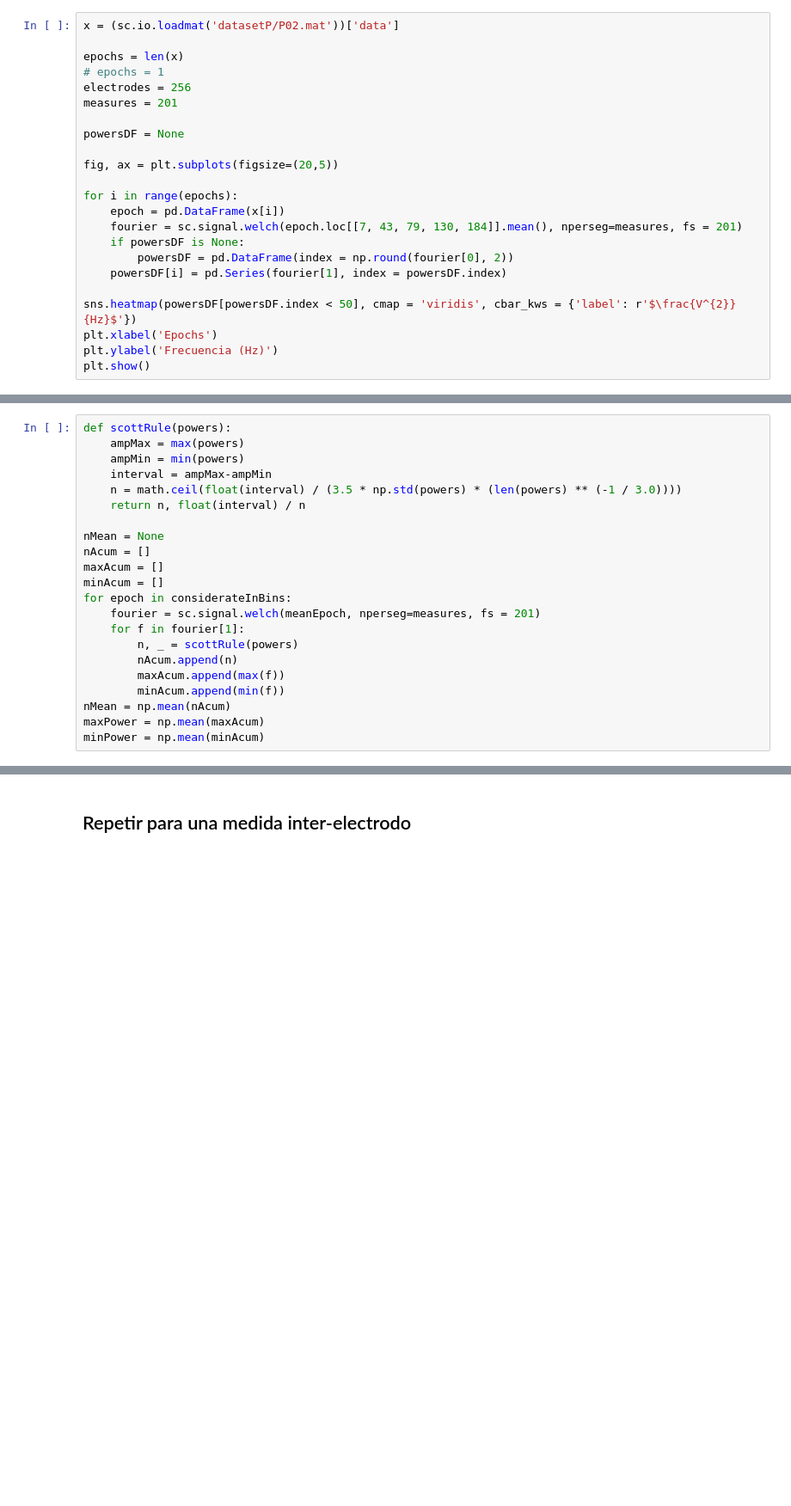
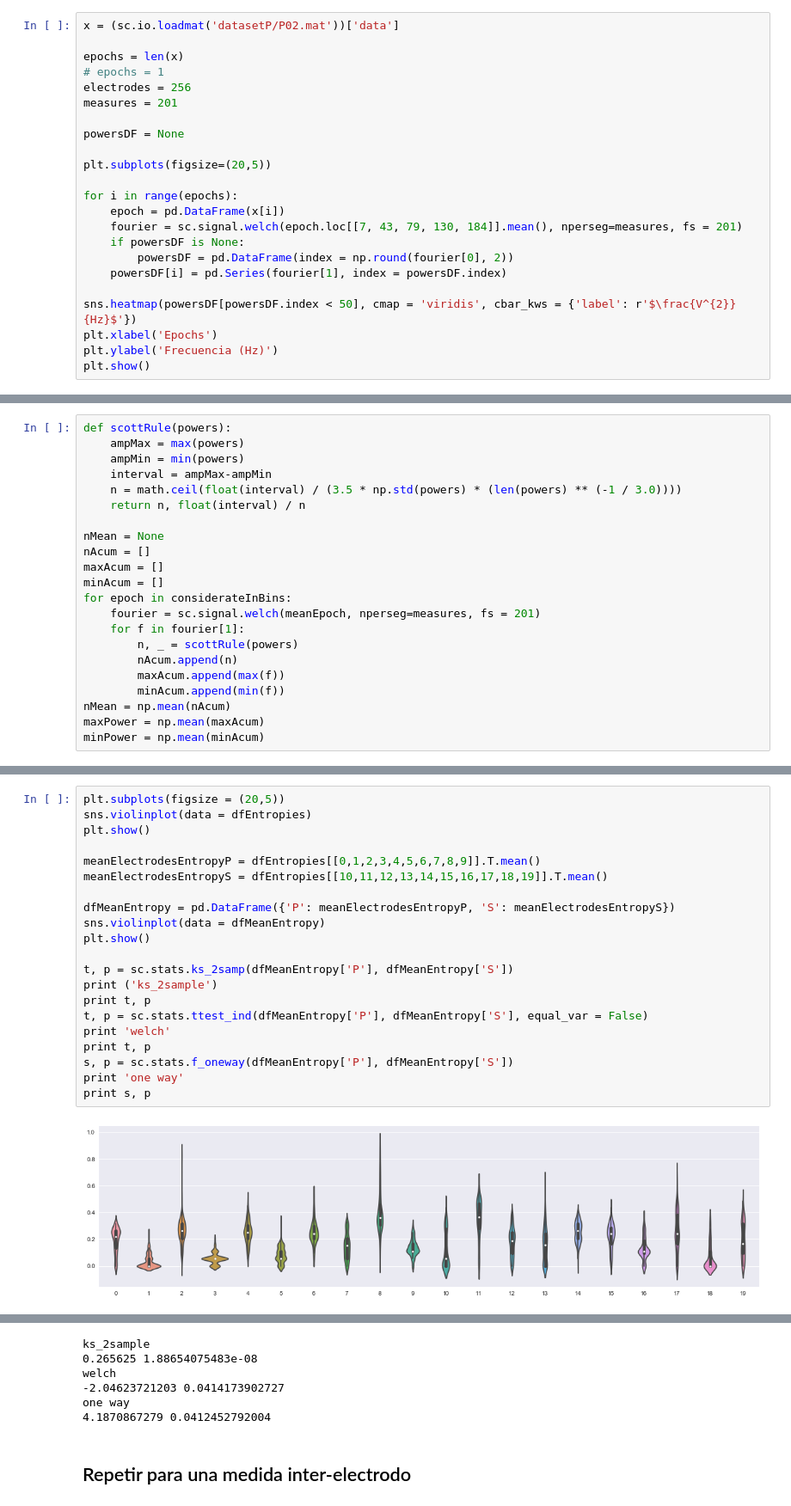
Before and after one commit to santiago-mb/data-science, a Jupyter notebook: wip/tp2/tp2.ipynb, the cells around one changed output, grey strips where cells are left out. Shown at 86% size. Drawn from its saved outputs; the diff is of its cells as text; blank space fills up the shorter version.

```diff
--- a/wip/tp2/tp2.ipynb
+++ b/wip/tp2/tp2.ipynb
@@ -25,7 +25,7 @@ measures = 201
 
 powersDF = None
 
-fig, ax = plt.subplots(figsize=(20,5))
+plt.subplots(figsize=(20,5))
 
 for i in range(epochs):
     epoch = pd.DataFrame(x[i])
@@ -306,0 +337,23 @@ for series in totalSeries:
+# %%
+plt.subplots(figsize = (20,5))
+sns.violinplot(data = dfEntropies)
+plt.show()
+
+meanElectrodesEntropyP = dfEntropies[[0,1,2,3,4,5,6,7,8,9]].T.mean()
+meanElectrodesEntropyS = dfEntropies[[10,11,12,13,14,15,16,17,18,19]].T.mean()
+
+dfMeanEntropy = pd.DataFrame({'P': meanElectrodesEntropyP, 'S': meanElectrodesEntropyS})
+sns.violinplot(data = dfMeanEntropy)
+plt.show()
+
+t, p = sc.stats.ks_2samp(dfMeanEntropy['P'], dfMeanEntropy['S'])
+print ('ks_2sample')
+print t, p
+t, p = sc.stats.ttest_ind(dfMeanEntropy['P'], dfMeanEntropy['S'], equal_var = False)
+print 'welch'
+print t, p
+s, p = sc.stats.f_oneway(dfMeanEntropy['P'], dfMeanEntropy['S'])
+print 'one way'
+print s, p
+# %% [output]
+[figure, added]
@@ -307,3 +361,9 @@ for series in totalSeries:
+ks_2sample
+0.265625 1.88654075483e-08
+welch
+-2.04623721203 0.0414173902727
+one way
+4.1870867279 0.0412452792004
 # %% [markdown]
 ## Repetir para una medida inter-electrodo
 # %%
```
Also changed, not shown: parts of 3 cells of this notebook.
